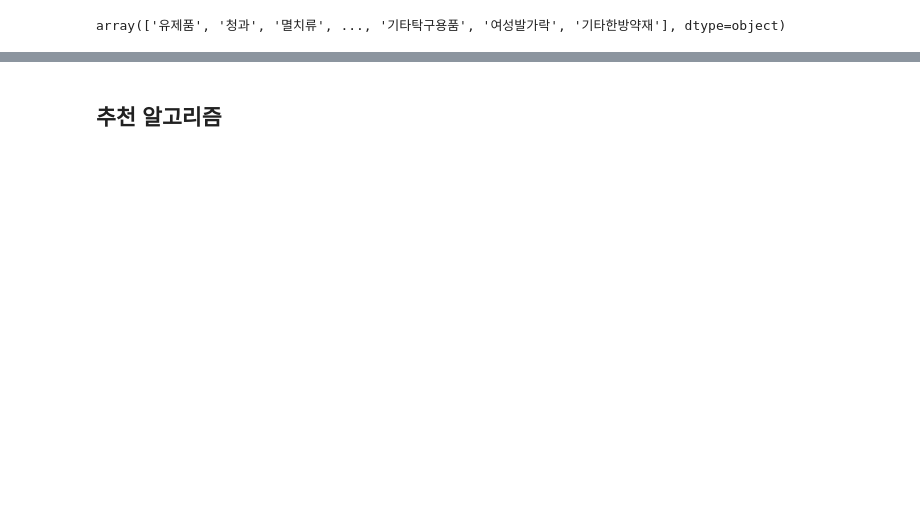
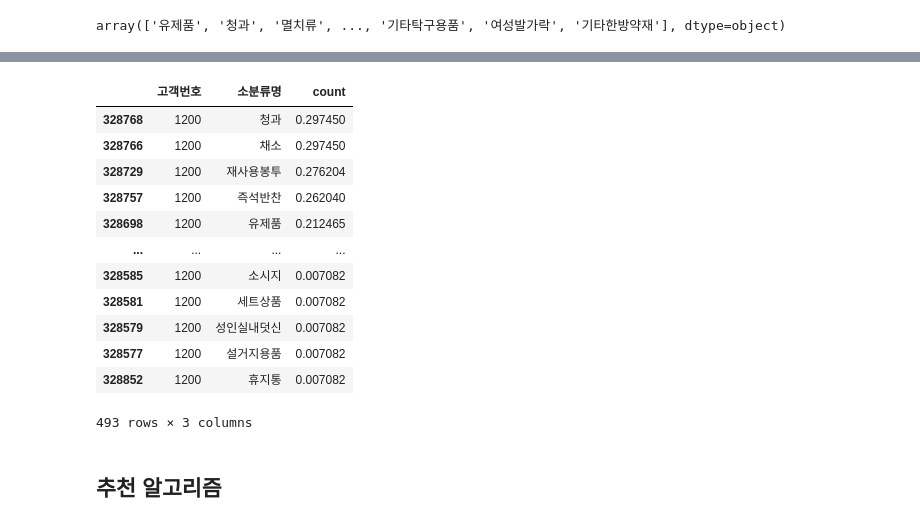
Before and after one commit to PKLH/cakd_LP, a Jupyter notebook: WorkSpace/통합/EDA_ML 완료.ipynb, the cells around one changed output, grey strips where cells are left out. Drawn from its saved outputs; the diff is of its cells as text; code cells hidden in the pictures; blank space fills up the shorter version.

```diff
--- a/WorkSpace/통합/EDA_ML 완료.ipynb
+++ b/WorkSpace/통합/EDA_ML 완료.ipynb
@@ -699,5 +677,21 @@ for top_item in top_item_preds:
 주유소 : 0.16094399710554957
 국산맥주 : 0.16034588071534042
 수입담배 : 0.15426302258444086
+# %%
+reco_cust_pv[reco_cust_pv['고객번호']==1200].sort_values(by='count',ascending=False)
+# %% [output]
+|  | 고객번호 | 소분류명 | count |
+| 328768 | 1200 | 청과 | 0.297450 |
+| 328766 | 1200 | 채소 | 0.297450 |
+| 328729 | 1200 | 재사용봉투 | 0.276204 |
+| 328757 | 1200 | 즉석반찬 | 0.262040 |
+| 328698 | 1200 | 유제품 | 0.212465 |
+| ... | ... | ... | ... |
+| 328585 | 1200 | 소시지 | 0.007082 |
+| 328581 | 1200 | 세트상품 | 0.007082 |
+| 328579 | 1200 | 성인실내덧신 | 0.007082 |
+| 328577 | 1200 | 설거지용품 | 0.007082 |
+| 328852 | 1200 | 휴지통 | 0.007082 |
+493 rows × 3 columns
 # %% [markdown]
 ## 추천 알고리즘
```
Also changed, not shown: parts of 8 cells of this notebook.
